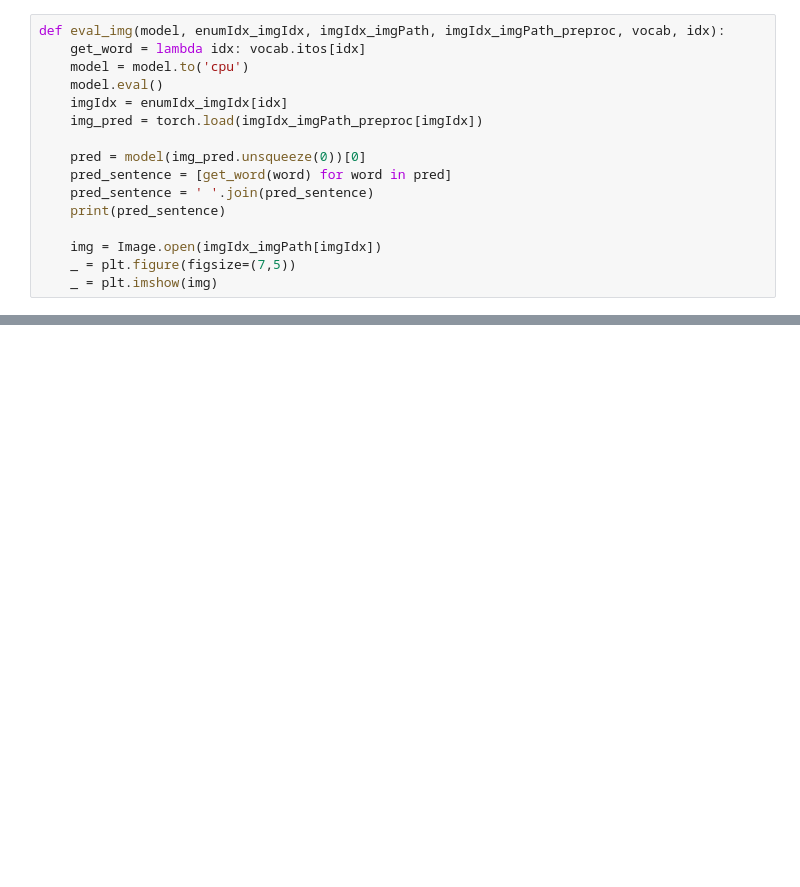
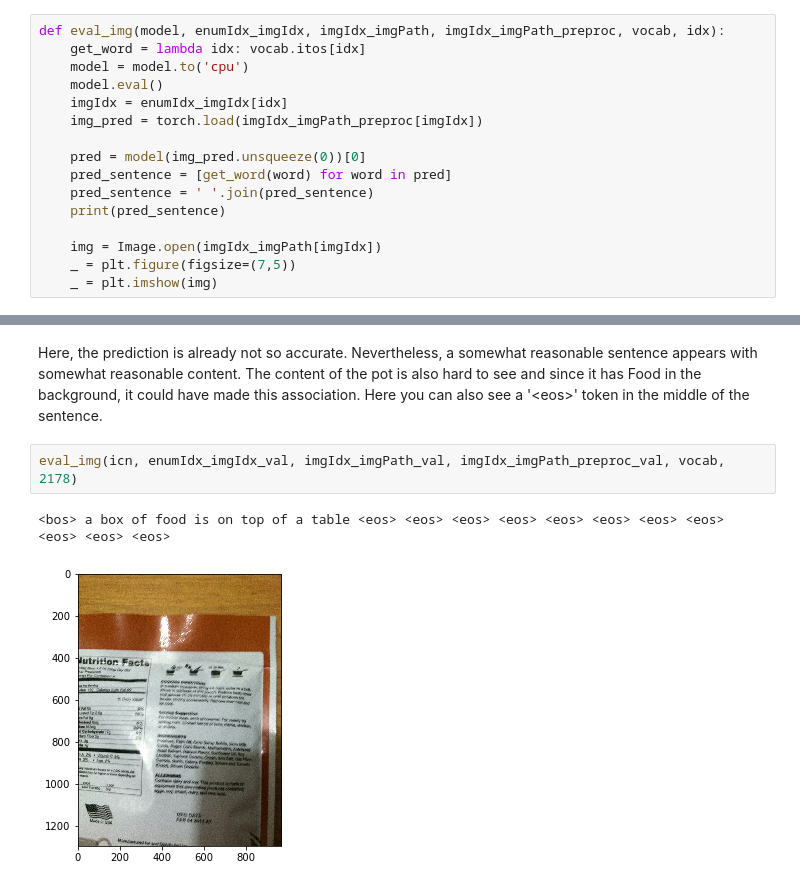
Before and after one commit to Lukas113/deep_learning, a Jupyter notebook: mini-challenges/MC2_Lukas_Gehrig/MC2_Lukas_Gehrig.ipynb, the cells around one changed output, grey strips where cells are left out. Drawn from its saved outputs; the diff is of its cells as text; blank space fills up the shorter version.

```diff
--- a/mini-challenges/MC2_Lukas_Gehrig/MC2_Lukas_Gehrig.ipynb
+++ b/mini-challenges/MC2_Lukas_Gehrig/MC2_Lukas_Gehrig.ipynb
@@ -476,0 +606,7 @@ Sum: 62h 00min
+# %% [markdown]
+Here, the prediction is already not so accurate. Nevertheless, a somewhat reasonable sentence appears with somewhat reasonable content. The content of the pot is also hard to see and since it has Food in the background, it could have made this association. Here you can also see a '\<eos>' token in the middle of the sentence.
+# %%
+eval_img(icn, enumIdx_imgIdx_val, imgIdx_imgPath_val, imgIdx_imgPath_preproc_val, vocab, 2178)
+# %% [output]
+<bos> a box of food is on top of a table <eos> <eos> <eos> <eos> <eos> <eos> <eos> <eos> <eos> <eos> <eos>
+[figure, added]
```
Also changed, not shown: parts of 54 cells of this notebook, 9 other files.
